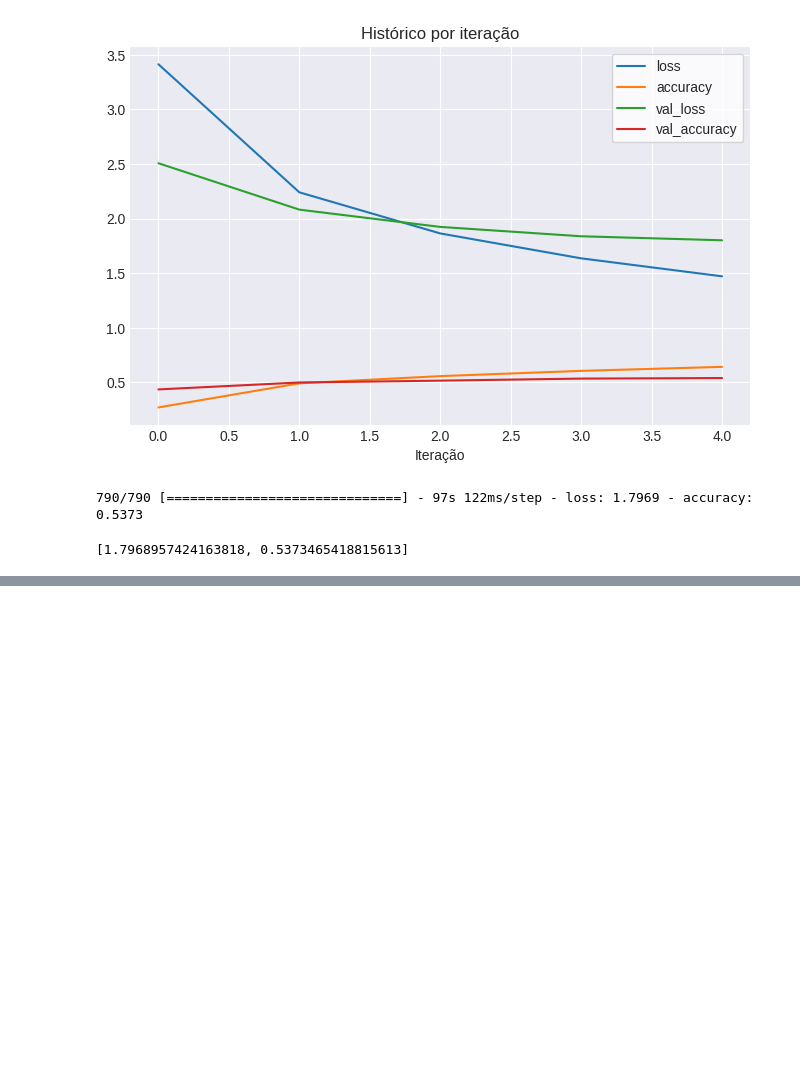
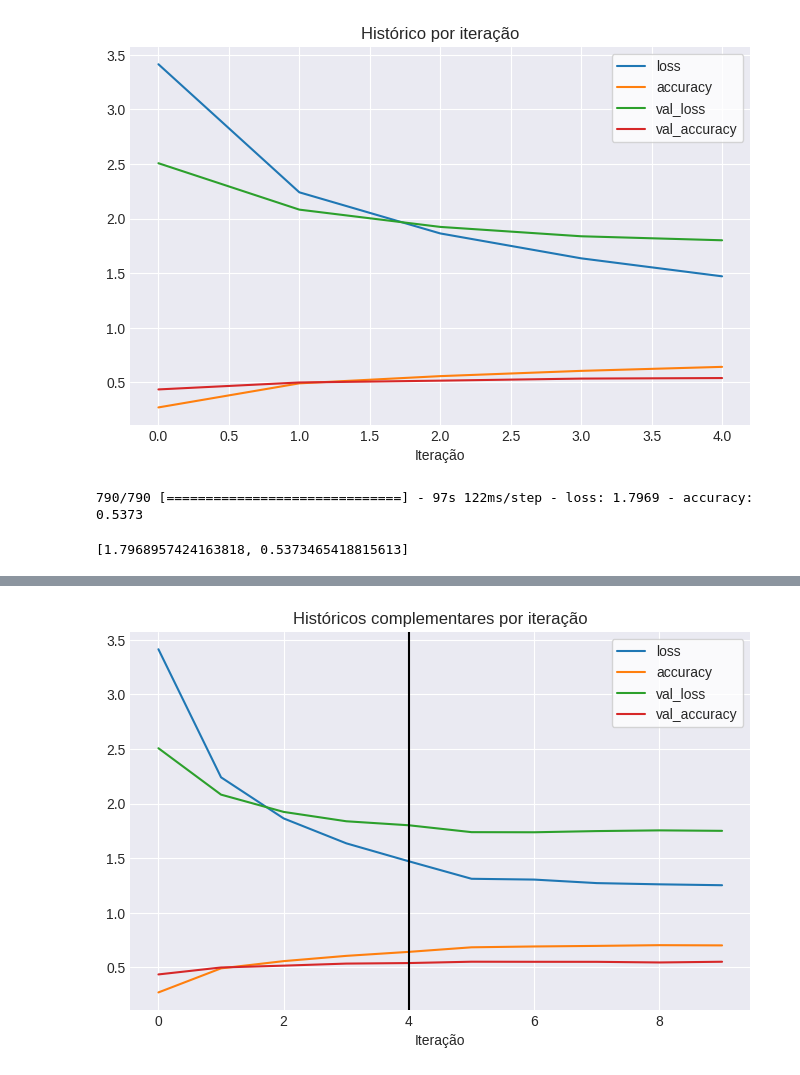
Before and after one commit to flohmannjr/tensorflow_curso, a Jupyter notebook: TensorFlow_TL3_Scaling_Up.ipynb, the cells around one changed output, grey strips where cells are left out. Saved outputs shown, nothing was run; the diff lists cells and outputs as text; code cells hidden in the pictures; blank space fills up the shorter version.

```diff
--- a/TensorFlow_TL3_Scaling_Up.ipynb
+++ b/TensorFlow_TL3_Scaling_Up.ipynb
@@ -188,0 +213,4 @@ validacao_original
+# %%
+grafico_historicos_complementares(historico, historico_ressintonizado)
+# %% [output]
+[figure, added]
```
Also changed, not shown: parts of 13 cells of this notebook.
